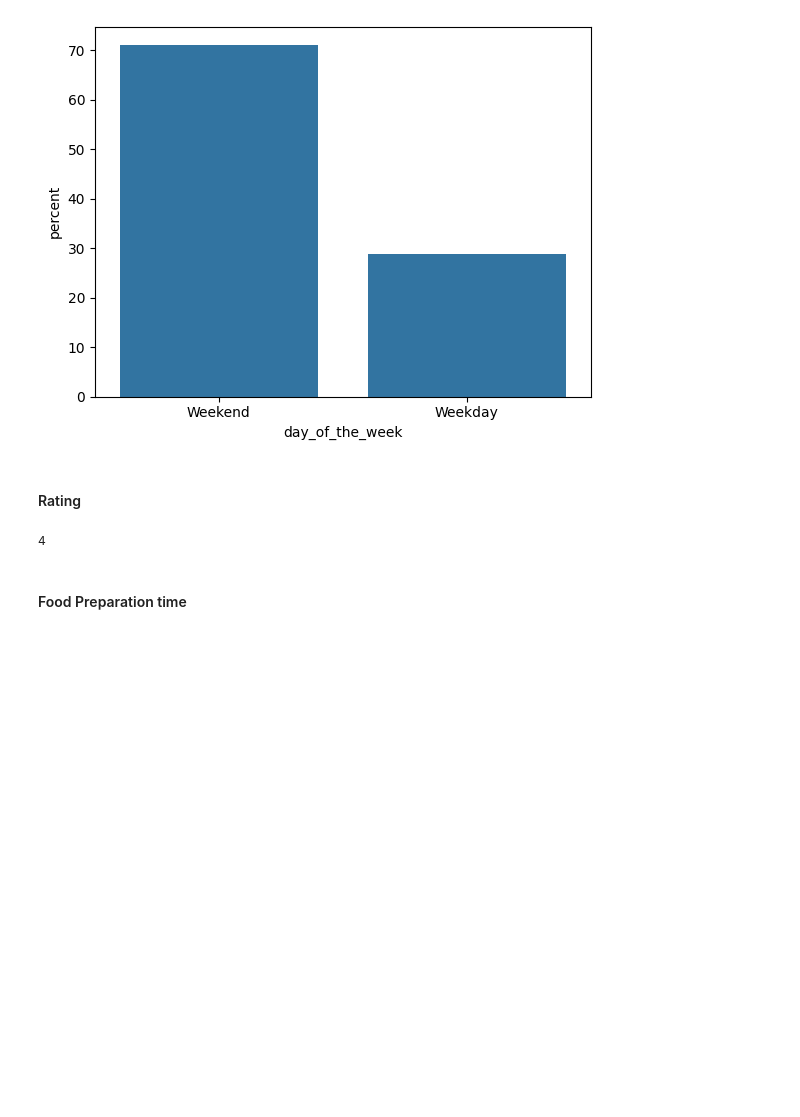
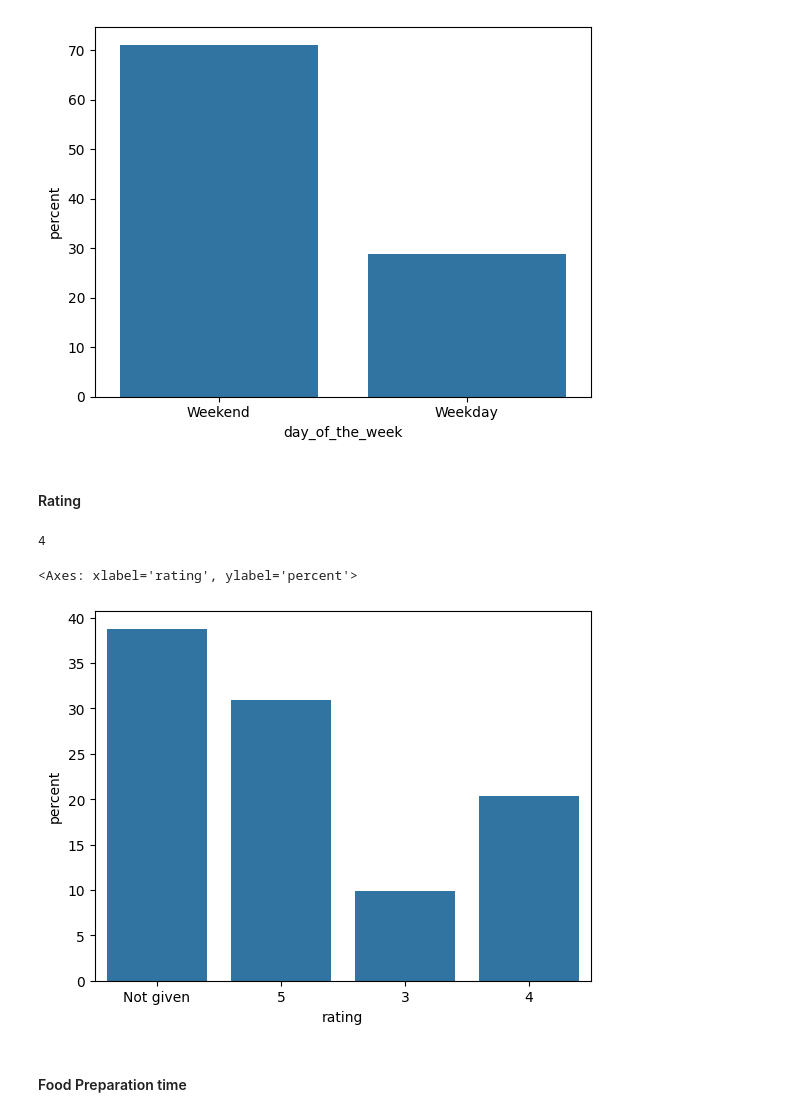
Before and after one commit to vivimtz888/python-statisticswk1, a Jupyter notebook: FDS_Project_LearnerNotebook_LowCode.ipynb, the cells around one changed output. Drawn from its saved outputs; the diff is of its cells as text; code cells hidden in the pictures; blank space fills up the shorter version.

```diff
--- a/FDS_Project_LearnerNotebook_LowCode.ipynb
+++ b/FDS_Project_LearnerNotebook_LowCode.ipynb
@@ -209,7 +209,10 @@ df['rating'].nunique() # Complete the code to check unique values for the 'ratin
 # %% [output]
 4
 # %%
-sns.countplot(data = df, x = '______') # Complete the code to plot bar graph for 'rating' column
+sns.countplot(data = df, x = 'rating', stat = 'percent') # Complete the code to plot bar graph for 'rating' column
+# %% [output]
+<Axes: xlabel='rating', ylabel='percent'>
+[figure, added]
 # %% [markdown]
 #### Food Preparation time
 # %%
```
Also changed, not shown: parts of 6 cells of this notebook.
